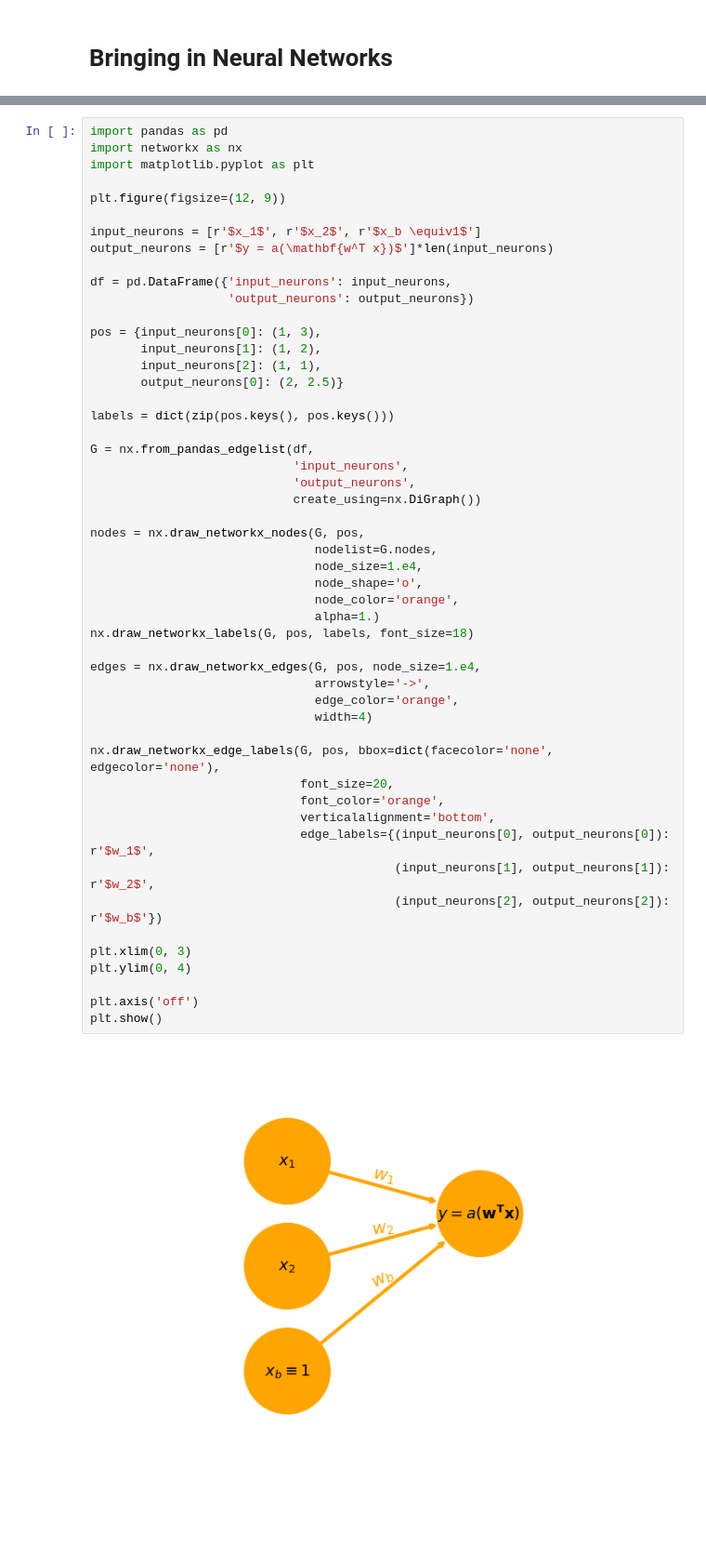
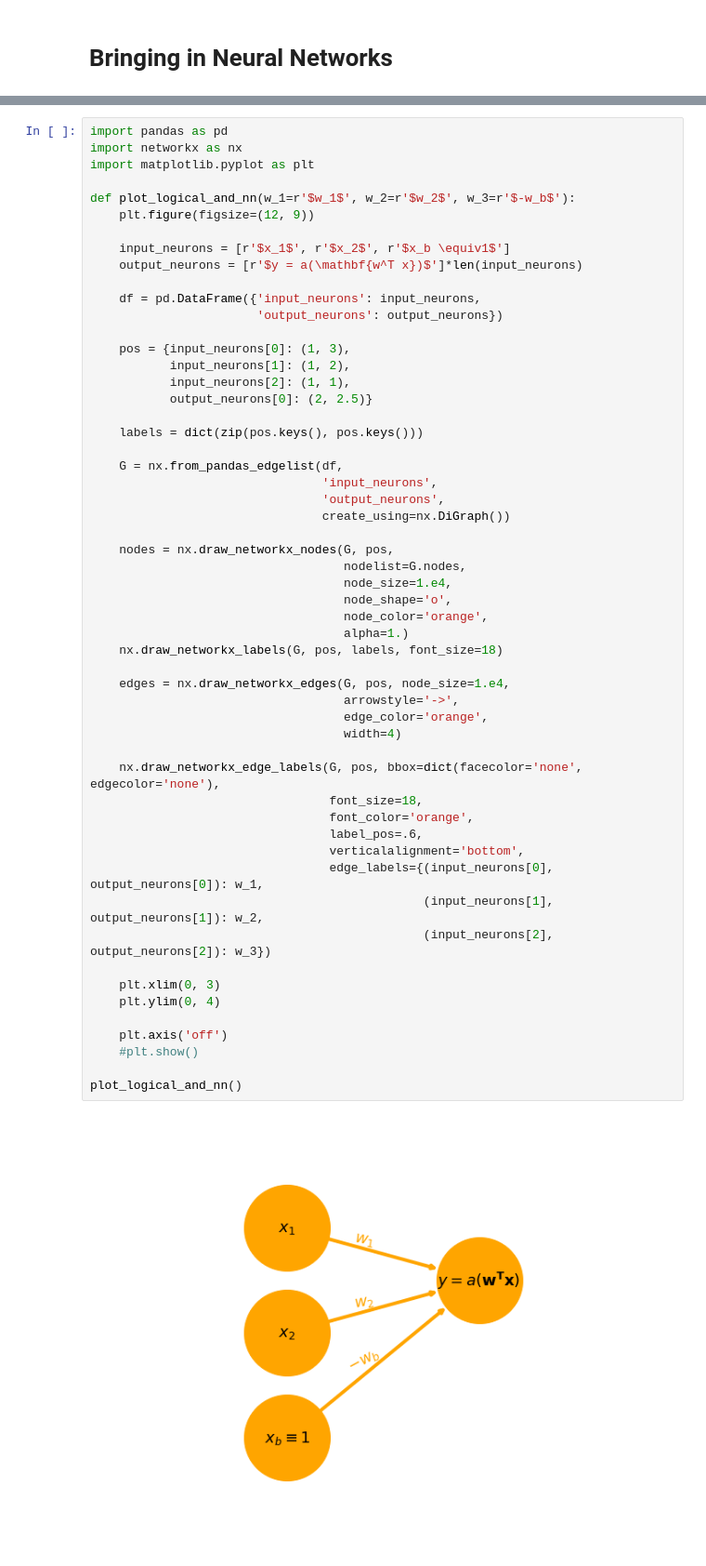
Before and after one commit to johndah/Intro-to-Machine-Learning, a Jupyter notebook: neural_networks_intro.ipynb, the cells around one changed output, grey strips where cells are left out. Shown at 93% size. Drawn from its saved outputs; the diff is of its cells as text; blank space fills up the shorter version.

```diff
--- a/neural_networks_intro.ipynb
+++ b/neural_networks_intro.ipynb
@@ -401,53 +422,57 @@ s &= \frac{1}{||\mathbf{w_{n}}||}\mathbf{w_{n}^T} \mathbf{x'} - w_b' \\
 # %%
 import pandas as pd
 import networkx as nx
 import matplotlib.pyplot as plt
 
-plt.figure(figsize=(12, 9))
+def plot_logical_and_nn(w_1=r'$w_1$', w_2=r'$w_2$', w_3=r'$-w_b$'):
+    plt.figure(figsize=(12, 9))
 
-input_neurons = [r'$x_1$', r'$x_2$', r'$x_b \equiv1$']
-output_neurons = [r'$y = a(\mathbf{w^T x})$']*len(input_neurons)
+    input_neurons = [r'$x_1$', r'$x_2$', r'$x_b \equiv1$']
+    output_neurons = [r'$y = a(\mathbf{w^T x})$']*len(input_neurons)
 
-df = pd.DataFrame({'input_neurons': input_neurons,
-                   'output_neurons': output_neurons})
+    df = pd.DataFrame({'input_neurons': input_neurons,
+                       'output_neurons': output_neurons})
 
-pos = {input_neurons[0]: (1, 3),
-       input_neurons[1]: (1, 2),
-       input_neurons[2]: (1, 1),
-       output_neurons[0]: (2, 2.5)}
+    pos = {input_neurons[0]: (1, 3),
+           input_neurons[1]: (1, 2),
+           input_neurons[2]: (1, 1),
+           output_neurons[0]: (2, 2.5)}
 
-labels = dict(zip(pos.keys(), pos.keys()))
+    labels = dict(zip(pos.keys(), pos.keys()))
 
-G = nx.from_pandas_edgelist(df,
-                            'input_neurons',
-                            'output_neurons',
-                            create_using=nx.DiGraph())
+    G = nx.from_pandas_edgelist(df,
+                                'input_neurons',
+                                'output_neurons',
+                                create_using=nx.DiGraph())
 
-nodes = nx.draw_networkx_nodes(G, pos,
-                               nodelist=G.nodes,
-                               node_size=1.e4,
-                               node_shape='o',
-                               node_color='orange',
-                               alpha=1.)
-nx.draw_networkx_labels(G, pos, labels, font_size=18)
+    nodes = nx.draw_networkx_nodes(G, pos,
+                                   nodelist=G.nodes,
+                                   node_size=1.e4,
+                                   node_shape='o',
+                                   node_color='orange',
+                                   alpha=1.)
+    nx.draw_networkx_labels(G, pos, labels, font_size=18)
 
-edges = nx.draw_networkx_edges(G, pos, node_size=1.e4,
-                               arrowstyle='->',
-                               edge_color='orange',
-                               width=4)
+    edges = nx.draw_networkx_edges(G, pos, node_size=1.e4,
+                                   arrowstyle='->',
+                                   edge_color='orange',
+                                   width=4)
 
-nx.draw_networkx_edge_labels(G, pos, bbox=dict(facecolor='none', edgecolor='none'),
-                             font_size=20,
-                             font_color='orange',
-                             verticalalignment='bottom',
-                             edge_labels={(input_neurons[0], output_neurons[0]): r'$w_1$',
-                                          (input_neurons[1], output_neurons[1]): r'$w_2$',
-                                          (input_neurons[2], output_neurons[2]): r'$w_b$'})
+    nx.draw_networkx_edge_labels(G, pos, bbox=dict(facecolor='none', edgecolor='none'),
+                                 font_size=18,
+                                 font_color='orange',
+                                 label_pos=.6,
+                                 verticalalignment='bottom',
+                                 edge_labels={(input_neurons[0], output_neurons[0]): w_1,
+                                              (input_neurons[1], output_neurons[1]): w_2,
+                                              (input_neurons[2], output_neurons[2]): w_3})
 
-plt.xlim(0, 3)
-plt.ylim(0, 4)
+    plt.xlim(0, 3)
+    plt.ylim(0, 4)
 
-plt.axis('off')
-plt.show()
+    plt.axis('off')
+    #plt.show()
+
+plot_logical_and_nn()
 # %% [output]
-[figure, old version]
+[figure, new version]
```
Also changed, not shown: parts of 14 cells of this notebook.
